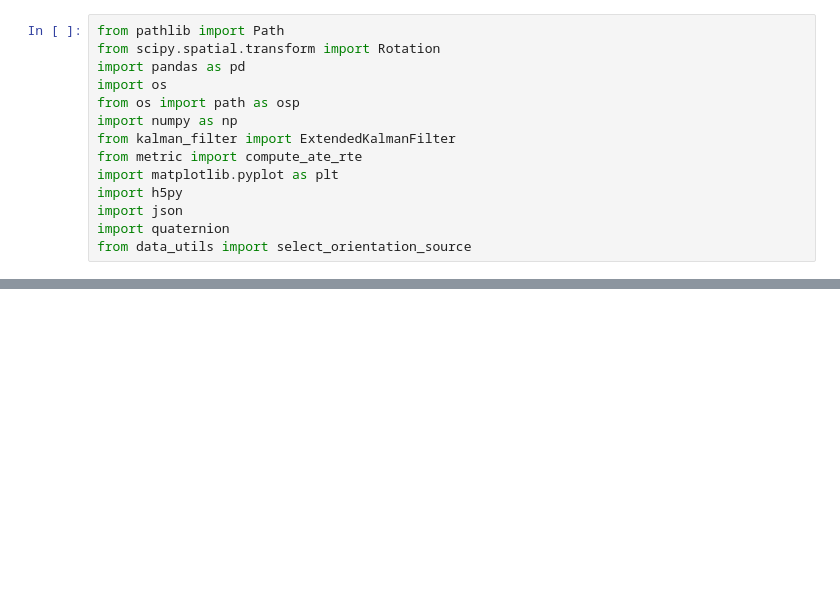
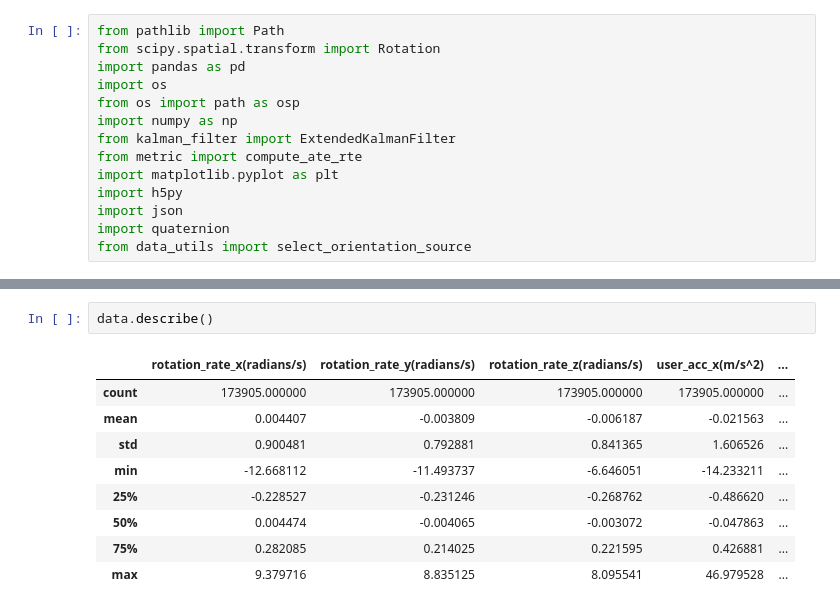
Before and after one commit to AndrewCheam/IMU_localisation, a Jupyter notebook: ronin/source/Ekf.ipynb, the cells around one changed output, grey strips where cells are left out. Drawn from its saved outputs; the diff is of its cells as text; blank space fills up the shorter version.

```diff
--- a/ronin/source/Ekf.ipynb
+++ b/ronin/source/Ekf.ipynb
@@ -341,0 +287,12 @@ print(glob_acce[0])
+# %%
+data.describe()
+# %% [output]
+|  | rotation_rate_x(radians/s) | rotation_rate_y(radians/s) | rotation_rate_z(radians/s) | user_acc_x(m/s^2) | ... |
+| count | 173905.000000 | 173905.000000 | 173905.000000 | 173905.000000 | ... |
+| mean | 0.004407 | -0.003809 | -0.006187 | -0.021563 | ... |
+| std | 0.900481 | 0.792881 | 0.841365 | 1.606526 | ... |
+| min | -12.668112 | -11.493737 | -6.646051 | -14.233211 | ... |
+| 25% | -0.228527 | -0.231246 | -0.268762 | -0.486620 | ... |
+| 50% | 0.004474 | -0.004065 | -0.003072 | -0.047863 | ... |
+| 75% | 0.282085 | 0.214025 | 0.221595 | 0.426881 | ... |
+| max | 9.379716 | 8.835125 | 8.095541 | 46.979528 | ... |
```
Also changed, not shown: parts of 8 cells of this notebook, 4 other files.
